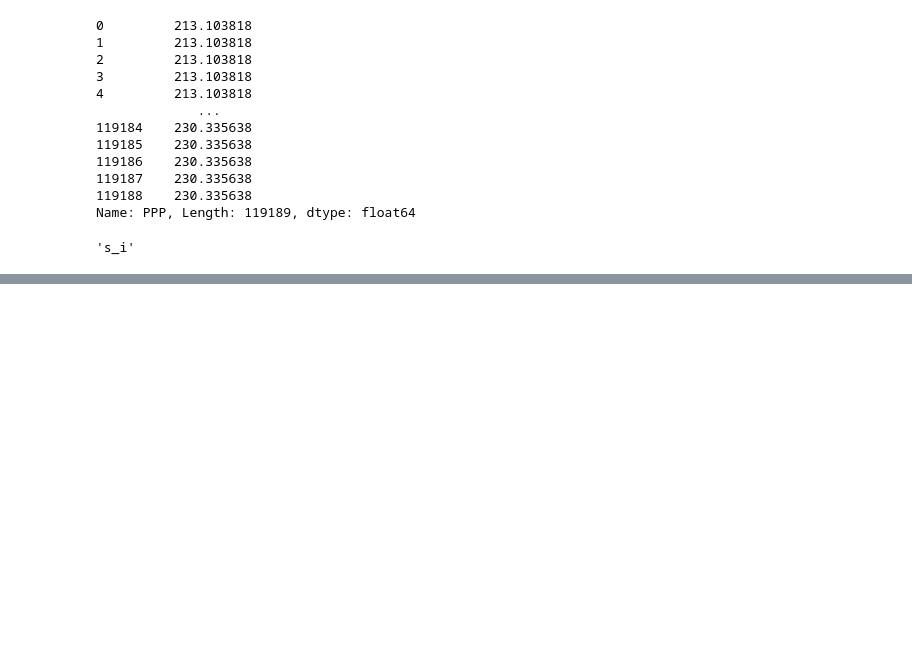
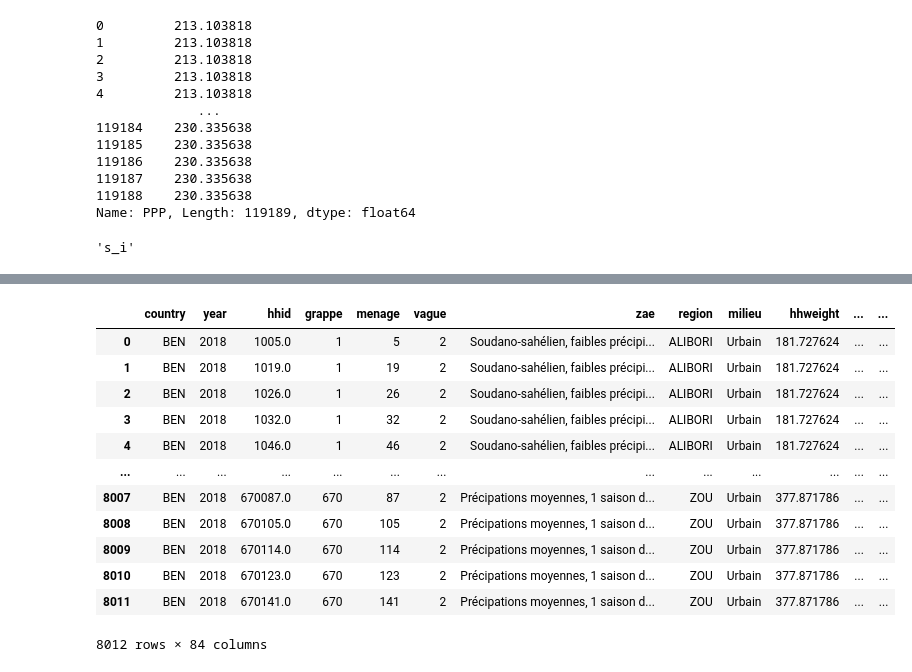
Before and after one commit to mermozhk/Poverty, a Jupyter notebook: WEAMU_poverty_analysis.ipynb, the cells around one changed output, grey strips where cells are left out. Saved outputs shown, nothing was run; the diff lists cells and outputs as text; code cells hidden in the pictures; blank space fills up the shorter version.

```diff
--- a/WEAMU_poverty_analysis.ipynb
+++ b/WEAMU_poverty_analysis.ipynb
@@ -417,0 +434,4 @@ Name: PPP, Length: 119189, dtype: float64
+# %%
+WAEMU_conflicts=data_conflict[(data_conflict['code'].isin(code_countries))& (data_conflict['year'].isin(years))]
+# %%
+raw_data = pd.read_stata('https://github.com/mermozhk/Poverty/raw/main/WAEMU_data/WAEMU_data.dta')
@@ -417,0 +449,2 @@ Name: PPP, Length: 119189, dtype: float64
+# %%
+WAEMU_conflicts=WAEMU_conflicts.rename(columns={'code':'country'})
@@ -417,0 +460,2 @@ Name: PPP, Length: 119189, dtype: float64
+# %%
+data_merged = pd.merge(raw_data,WAEMU_conflicts,how='right',on=['country','year'])
@@ -417,0 +477,16 @@ Name: PPP, Length: 119189, dtype: float64
+# %%
+data_merged[(data_merged['country']=='BEN')&(data_merged['year']==2018)]
+# %% [output]
+|  | country | year | hhid | grappe | menage | vague | zae | region | milieu | hhweight | ... | ... |
+| 0 | BEN | 2018 | 1005.0 | 1 | 5 | 2 | Soudano-sahélien, faibles précipi... | ALIBORI | Urbain | 181.727624 | ... | ... |
+| 1 | BEN | 2018 | 1019.0 | 1 | 19 | 2 | Soudano-sahélien, faibles précipi... | ALIBORI | Urbain | 181.727624 | ... | ... |
+| 2 | BEN | 2018 | 1026.0 | 1 | 26 | 2 | Soudano-sahélien, faibles précipi... | ALIBORI | Urbain | 181.727624 | ... | ... |
+| 3 | BEN | 2018 | 1032.0 | 1 | 32 | 2 | Soudano-sahélien, faibles précipi... | ALIBORI | Urbain | 181.727624 | ... | ... |
+| 4 | BEN | 2018 | 1046.0 | 1 | 46 | 2 | Soudano-sahélien, faibles précipi... | ALIBORI | Urbain | 181.727624 | ... | ... |
+| ... | ... | ... | ... | ... | ... | ... | ... | ... | ... | ... | ... | ... |
+| 8007 | BEN | 2018 | 670087.0 | 670 | 87 | 2 | Précipations moyennes, 1 saison d... | ZOU | Urbain | 377.871786 | ... | ... |
+| 8008 | BEN | 2018 | 670105.0 | 670 | 105 | 2 | Précipations moyennes, 1 saison d... | ZOU | Urbain | 377.871786 | ... | ... |
+| 8009 | BEN | 2018 | 670114.0 | 670 | 114 | 2 | Précipations moyennes, 1 saison d... | ZOU | Urbain | 377.871786 | ... | ... |
+| 8010 | BEN | 2018 | 670123.0 | 670 | 123 | 2 | Précipations moyennes, 1 saison d... | ZOU | Urbain | 377.871786 | ... | ... |
+| 8011 | BEN | 2018 | 670141.0 | 670 | 141 | 2 | Précipations moyennes, 1 saison d... | ZOU | Urbain | 377.871786 | ... | ... |
+8012 rows × 84 columns
```
Also changed, not shown: parts of 22 cells of this notebook, 1 other file.
